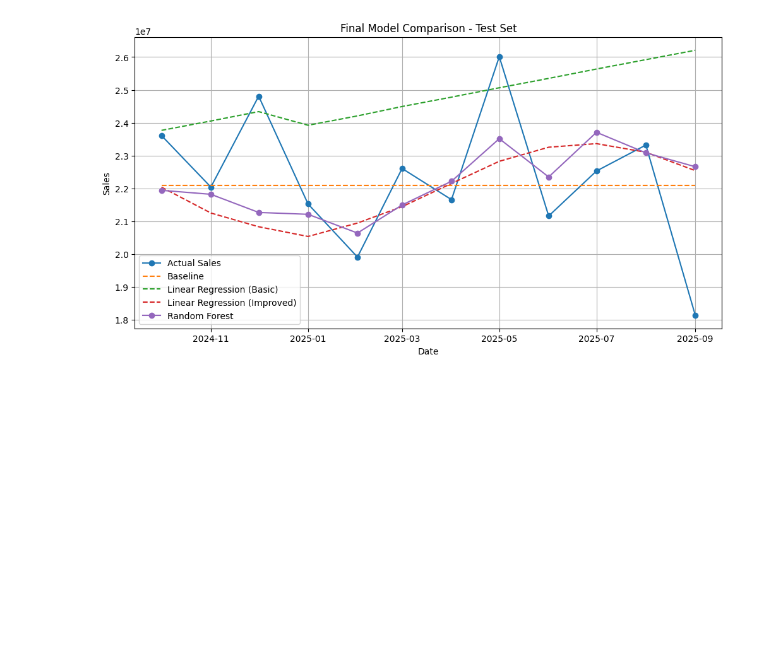
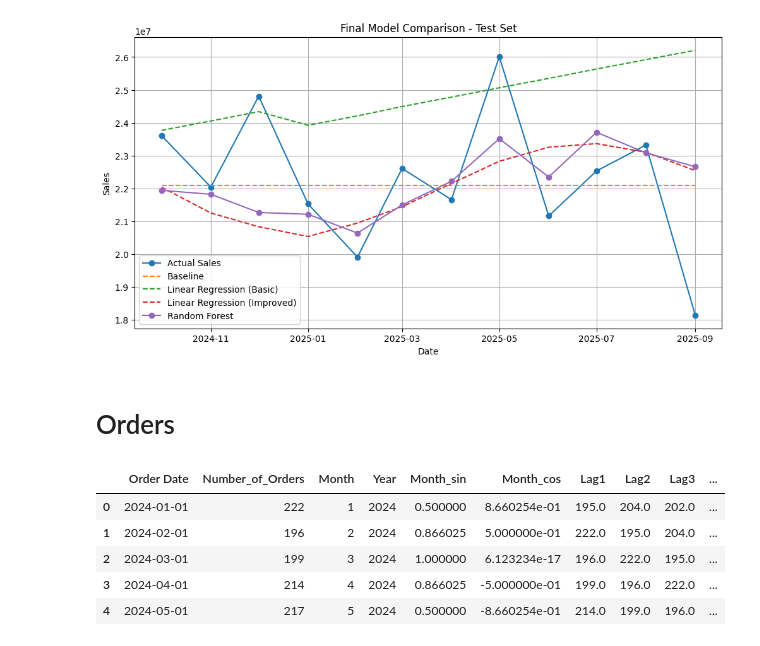
Before and after one commit to VocaDev/Data-Engineering-Internship-Project, a Jupyter notebook: MLmodel.ipynb, the cells around one changed output. Drawn from its saved outputs; the diff is of its cells as text; code cells hidden in the pictures; blank space fills up the shorter version.

```diff
--- a/MLmodel.ipynb
+++ b/MLmodel.ipynb
@@ -465,3 +465,5 @@ plt.grid(True)
 plt.show()
 # %% [output]
 [figure]
+# %% [markdown]
+# Orders
@@ -467,0 +472,9 @@ plt.show()
+# %%
+orders_monthly.head()
+# %% [output]
+|  | Order Date | Number_of_Orders | Month | Year | Month_sin | Month_cos | Lag1 | Lag2 | Lag3 | ... |
+| 0 | 2024-01-01 | 222 | 1 | 2024 | 0.500000 | 8.660254e-01 | 195.0 | 204.0 | 202.0 | ... |
+| 1 | 2024-02-01 | 196 | 2 | 2024 | 0.866025 | 5.000000e-01 | 222.0 | 195.0 | 204.0 | ... |
+| 2 | 2024-03-01 | 199 | 3 | 2024 | 1.000000 | 6.123234e-17 | 196.0 | 222.0 | 195.0 | ... |
+| 3 | 2024-04-01 | 214 | 4 | 2024 | 0.866025 | -5.000000e-01 | 199.0 | 196.0 | 222.0 | ... |
+| 4 | 2024-05-01 | 217 | 5 | 2024 | 0.500000 | -8.660254e-01 | 214.0 | 199.0 | 196.0 | ... |
```
Also changed, not shown: parts of 7 cells of this notebook, 2 other files.
